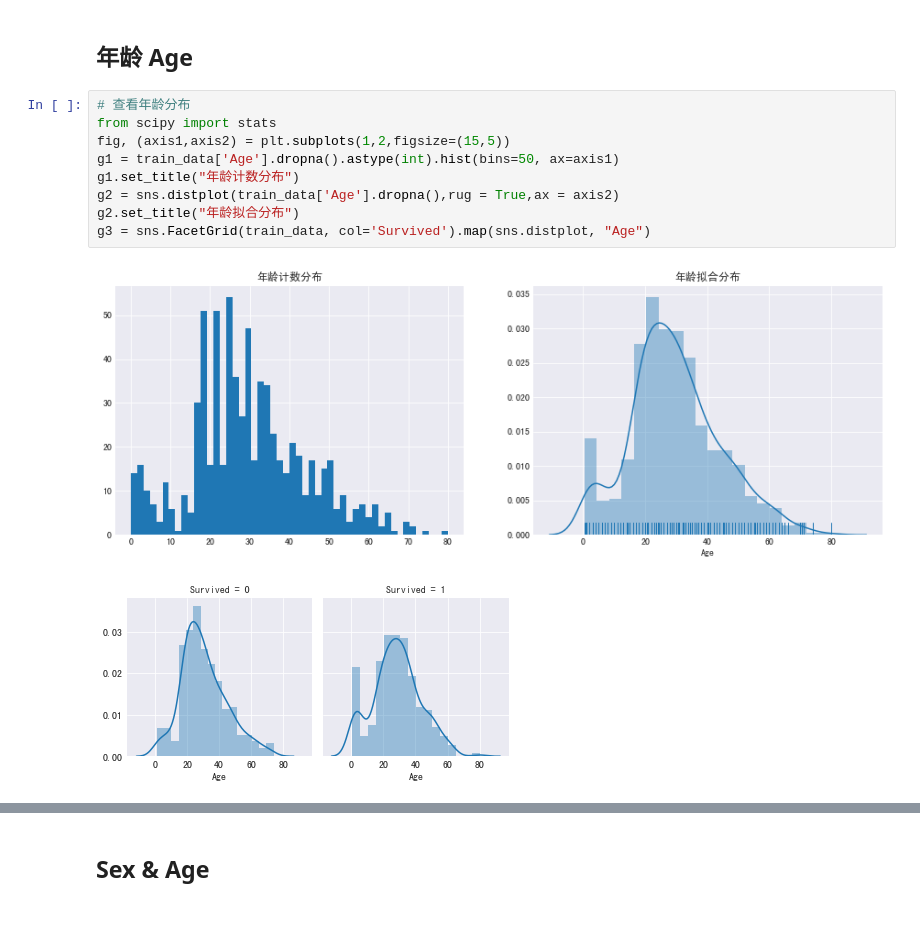
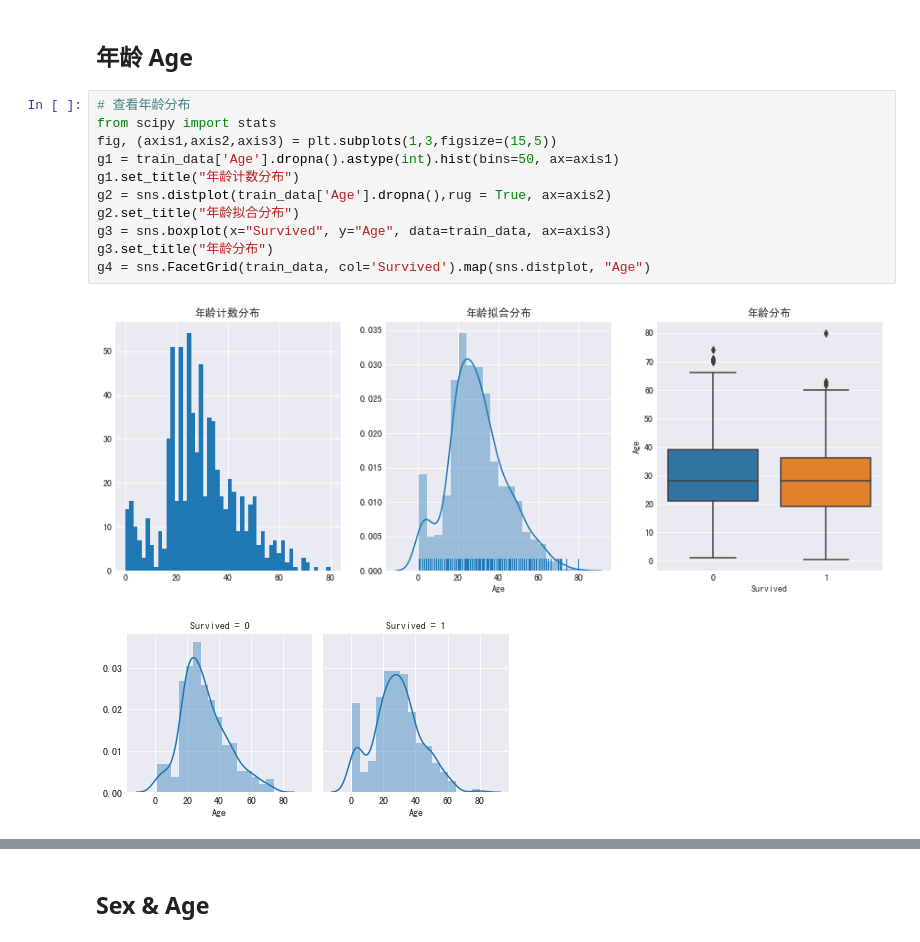
Before and after one commit to 564045408/Cousera-ML-Study, a Jupyter notebook: Kaggle/titanic/titanic_preprocessing.ipynb, the cells around one changed output, grey strips where cells are left out. Cells and saved outputs as stored; diff of their text form.

```diff
--- a/Kaggle/titanic/titanic_preprocessing.ipynb
+++ b/Kaggle/titanic/titanic_preprocessing.ipynb
@@ -142,14 +131,16 @@ g3 = g3.set_ylabel("存活率")
 # %%
 # 查看年龄分布
 from scipy import stats
-fig, (axis1,axis2) = plt.subplots(1,2,figsize=(15,5))
+fig, (axis1,axis2,axis3) = plt.subplots(1,3,figsize=(15,5))
 g1 = train_data['Age'].dropna().astype(int).hist(bins=50, ax=axis1)
 g1.set_title("年龄计数分布")
-g2 = sns.distplot(train_data['Age'].dropna(),rug = True,ax = axis2)
+g2 = sns.distplot(train_data['Age'].dropna(),rug = True, ax=axis2)
 g2.set_title("年龄拟合分布")
-g3 = sns.FacetGrid(train_data, col='Survived').map(sns.distplot, "Age")
+g3 = sns.boxplot(x="Survived", y="Age", data=train_data, ax=axis3)
+g3.set_title("年龄分布")
+g4 = sns.FacetGrid(train_data, col='Survived').map(sns.distplot, "Age")
 # %% [output]
-[figure, old version]
+[figure, new version]
 [figure]
 # %%
 # 缺失值处理
```
Also changed, not shown: parts of 26 cells of this notebook, 5 other files.
